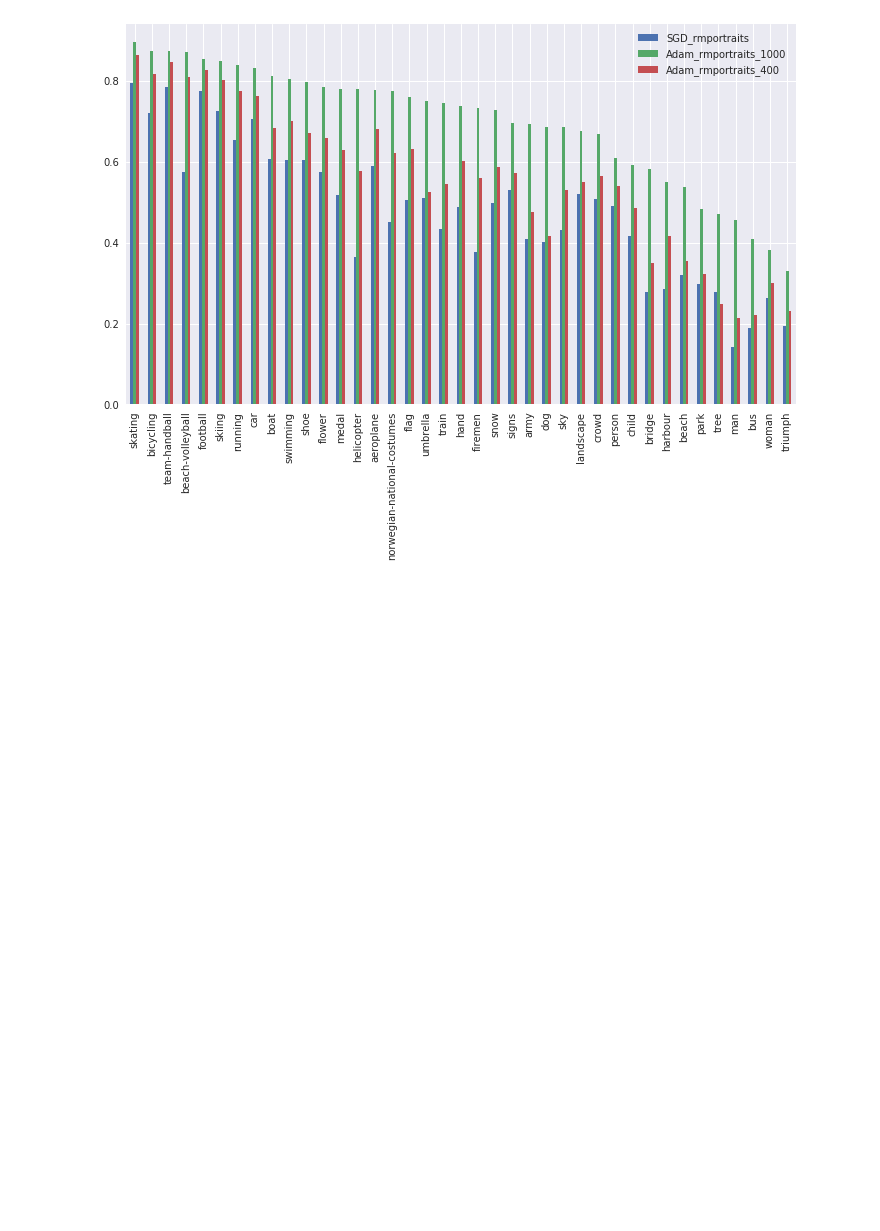
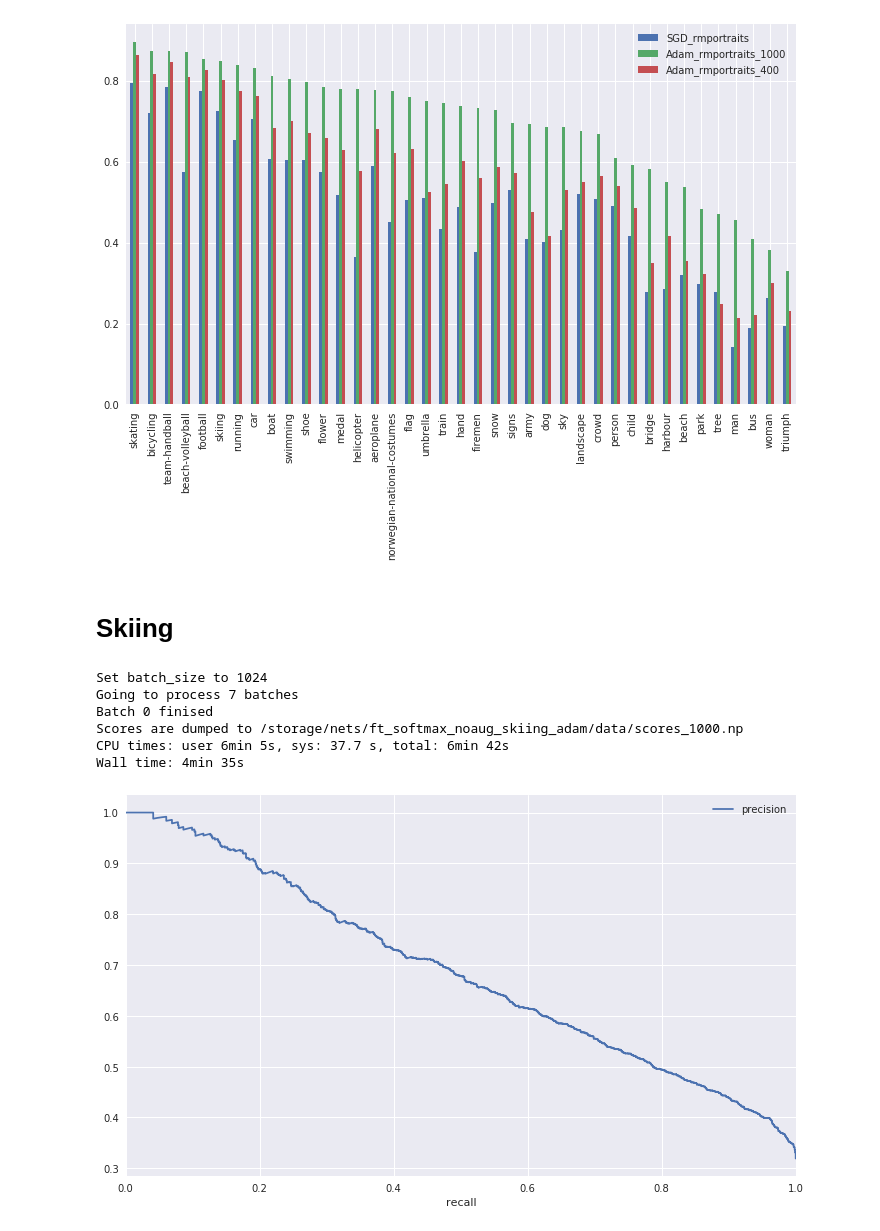
Before and after one commit to uvNikita/master-thesis-src, a Jupyter notebook: notebooks/testing/testing.ipynb, the cells around one changed output. Cells and saved outputs as stored; diff of their text form; code cells hidden in the pictures; blank space fills up the shorter version.

```diff
--- a/notebooks/testing/testing.ipynb
+++ b/notebooks/testing/testing.ipynb
@@ -334,3 +350,5 @@ compare_ap.unstack(level=0).sort_values([('ap', 'Adam_rmportraits_1000')], ascen
 # %% [output]
 <matplotlib.axes._subplots.AxesSubplot at 0x...>
 [figure]
+# %% [markdown]
+# Skiing
@@ -336,0 +521,15 @@ compare_ap.unstack(level=0).sort_values([('ap', 'Adam_rmportraits_1000')], ascen
+# %%
+%%time
+ft_softmax_noaug_skiing_adam = TestingSM("ft_softmax_noaug_skiing_adam", Transformer(shape=[227,227]), 1000)
+ft_softmax_noaug_skiing_adam.calculate(batch_size=1024)
+# %% [output]
+Set batch_size to 1024
+Going to process 7 batches
+Batch 0 finised
+Scores are dumped to /storage/nets/ft_softmax_noaug_skiing_adam/data/scores_1000.np
+CPU times: user 6min 5s, sys: 37.7 s, total: 6min 42s
+Wall time: 4min 35s
+# %%
+ft_softmax_noaug_skiing_adam.plot_precision_recall_curve('biathlon')
+# %% [output]
+[figure, added]
```
Also changed, not shown: parts of 14 cells of this notebook.
